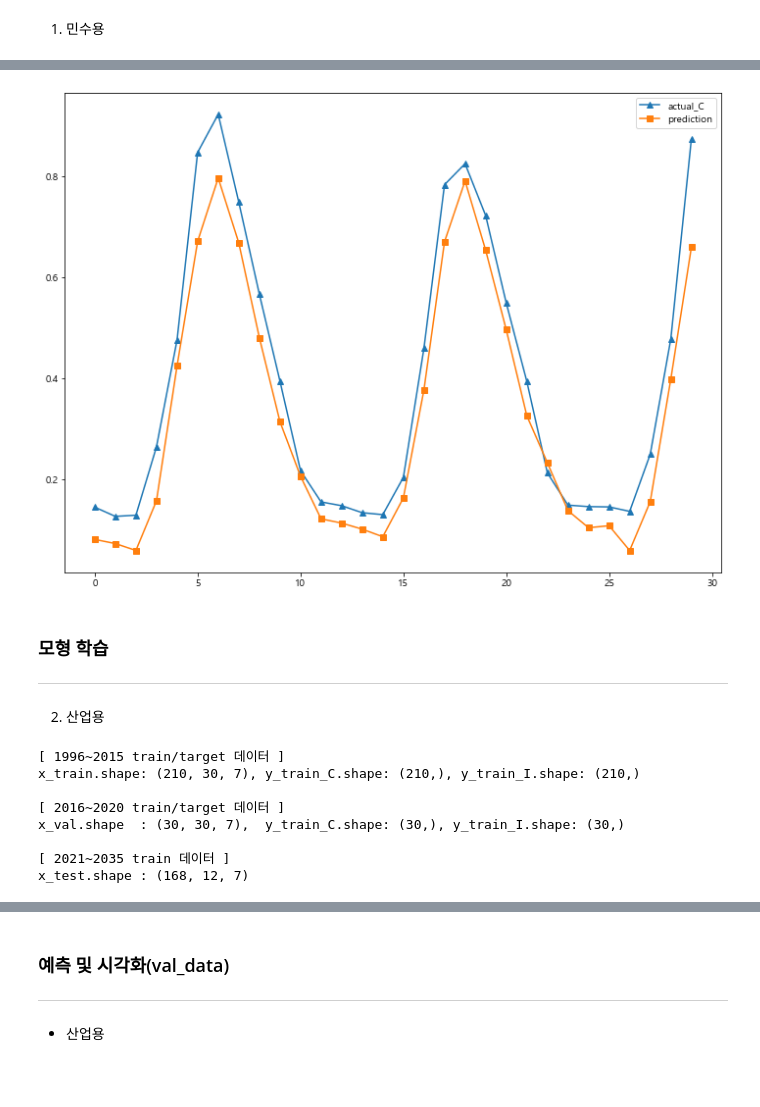
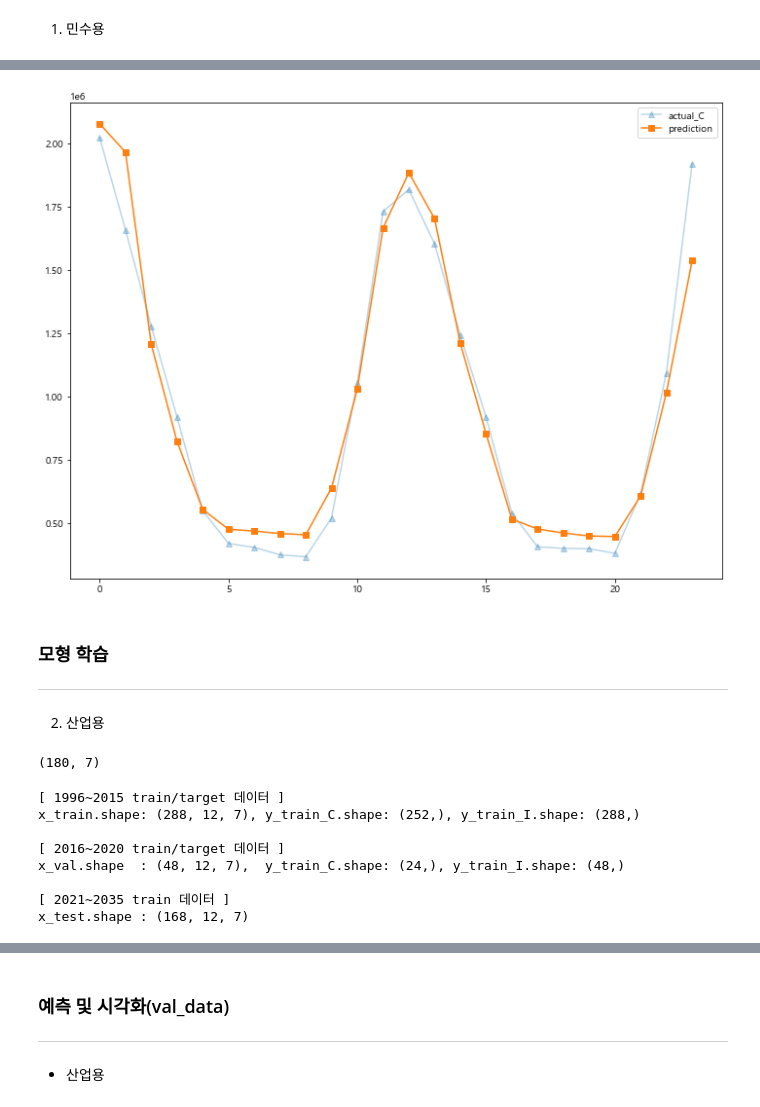
Before and after one commit to minsoo-s/03_Self_Study, a Jupyter notebook: bigstar/pred_21_35.ipynb, the cells around one changed output, grey strips where cells are left out. Saved outputs shown, nothing was run; the diff lists cells and outputs as text; code cells hidden in the pictures; blank space fills up the shorter version.

```diff
--- a/bigstar/pred_21_35.ipynb
+++ b/bigstar/pred_21_35.ipynb
@@ -237,14 +262,18 @@ def make_dataset2(data, label, window_size=12):
 # %%
 # train, val, test 범위 설정
 
-TEST_SIZE = 60 # 테스트: 2015~2020(60개월) / 학습: 1996~2014(240개월)
-WINDOW_SIZE = 30 # 학습시킬 과거 개월 단위(12개월)
+TEST_SIZE = 36 # 테스트: 2015~2020(60개월) / 학습: 1996~2014(240개월)
+WINDOW_SIZE = 12 # 학습시킬 과거 개월 단위(12개월)
 
 # 학습 데이터
 x_train = train_data_scaled[:-TEST_SIZE] # 1996~2014
 x_val = train_data_scaled[-TEST_SIZE:] # 2015~2020
 x_test = test_data_scaled # 2021~2035(최종 목표)
+x_test_final = feature_all_scaled[288:]
 
-# target 민수용
+# target 민수용(스케일 적용)
 y_train_C = train_target_scaled_C[:-TEST_SIZE] # 1996~2014
 y_val_C = train_target_scaled_C[-TEST_SIZE:] # 2015~2020
+# target 민수용(스케일 X)
+y_train_C = train_target_C[:-TEST_SIZE] # 1996~2014
+y_val_C = train_target_C[-TEST_SIZE:] # 2015~2020
@@ -292,7 +325,7 @@ from keras.layers import LSTM
 model_C = Sequential()
 model_C.add(LSTM(17,
                 input_shape=(x_train.shape[1], x_train.shape[2]),
-                activation='tanh',
+                activation='relu',
                 return_sequences=False)
             )
 # model_C.add(LSTM(32))
@@ -301,8 +334,8 @@ model_C.add(Dense(1))
 # %%
 # LSTM model compile
 
-model_C.compile(loss='mean_squared_error', optimizer='adam')
-early_stop = EarlyStopping(monitor='val_loss', patience=5)
+model_C.compile(loss='mae', optimizer='adam')
+#early_stop = EarlyStopping(monitor='val_loss', patience=5)
 
 # import os
 #model_path = 'model'
@@ -310,7 +343,7 @@ early_stop = EarlyStopping(monitor='val_loss', patience=5)
 #checkpoint = ModelCheckpoint(filename, monitor='val_loss', verbose=1, save_best_only=True, mode='auto')
 
 history = model_C.fit(x_train, y_train_C,
-                                    epochs=200,
+                                    epochs=300,
                                     batch_size=16,
                                     validation_data=(x_val, y_val_C))
                                     #callbacks=[early_stop])
@@ -347,13 +380,13 @@ pred_C.shape
 # %%
 # 시각화
 plt.figure(figsize=(12, 9))
 #plt.plot(target_i, label = 'total_actual')
-plt.plot(y_val_C,'^-', label = 'actual_C')
+plt.plot(y_val_C,'^-', label = 'actual_C', alpha =0.3)
 plt.plot(pred_C,'s-', label = 'prediction')
 plt.legend()
 plt.show()
 # %% [output]
-[figure, old version]
+[figure, new version]
 # %% [markdown]
 ### 모형 학습
 ---
@@ -375,3 +418,7 @@ y_val_I = train_target_scaled_I[-TEST_SIZE:] # 2015~2020
+# %%
+x_test_final.shape
+# %% [output]
+(180, 7)
 # %%
 # train, valid, test 과거학습 단위 생성
 
@@ -391,14 +438,14 @@ print('[ 2016~2020 train/target 데이터 ]')
 print(f'x_val.shape  : {x_val.shape},  y_train_C.shape: {y_val_C.shape}, y_train_I.shape: {y_val_I.shape}')
 print()
 print('[ 2021~2035 train 데이터 ]')
-print(f'x_test.shape : {x_test.shape}')
+print(f'x_test.shape : {x_test_final.shape}')
 print()
 # %% [output]
 [ 1996~2015 train/target 데이터 ]
-x_train.shape: (210, 30, 7), y_train_C.shape: (210,), y_train_I.shape: (210,)
+x_train.shape: (288, 12, 7), y_train_C.shape: (252,), y_train_I.shape: (288,)
 
 [ 2016~2020 train/target 데이터 ]
-x_val.shape  : (30, 30, 7),  y_train_C.shape: (30,), y_train_I.shape: (30,)
+x_val.shape  : (48, 12, 7),  y_train_C.shape: (24,), y_train_I.shape: (48,)
 
 [ 2021~2035 train 데이터 ]
 x_test.shape : (168, 12, 7)
```
Also changed, not shown: parts of 47 cells of this notebook.
